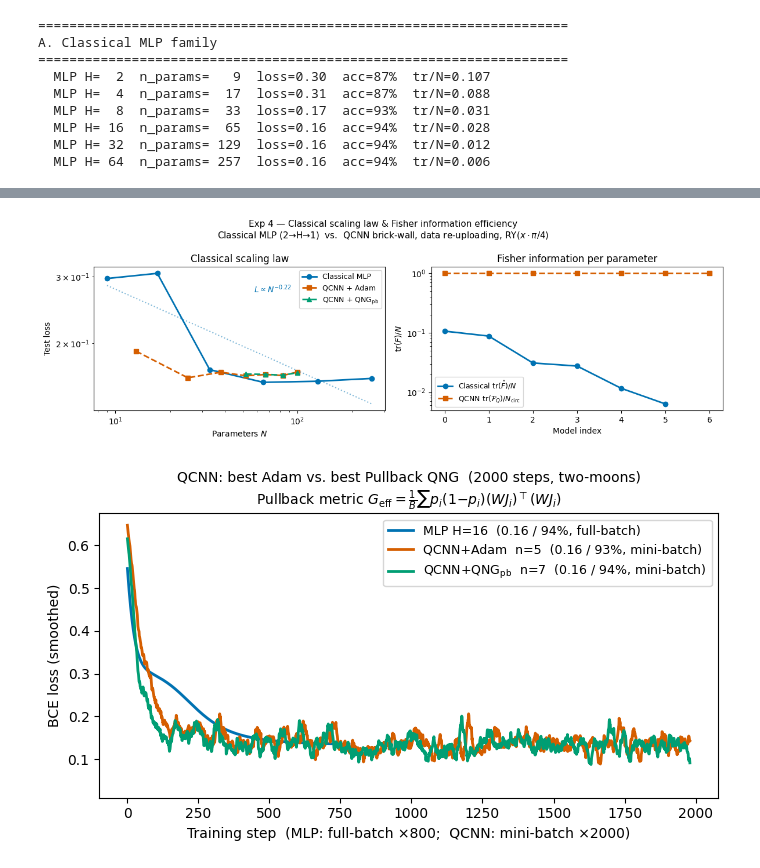
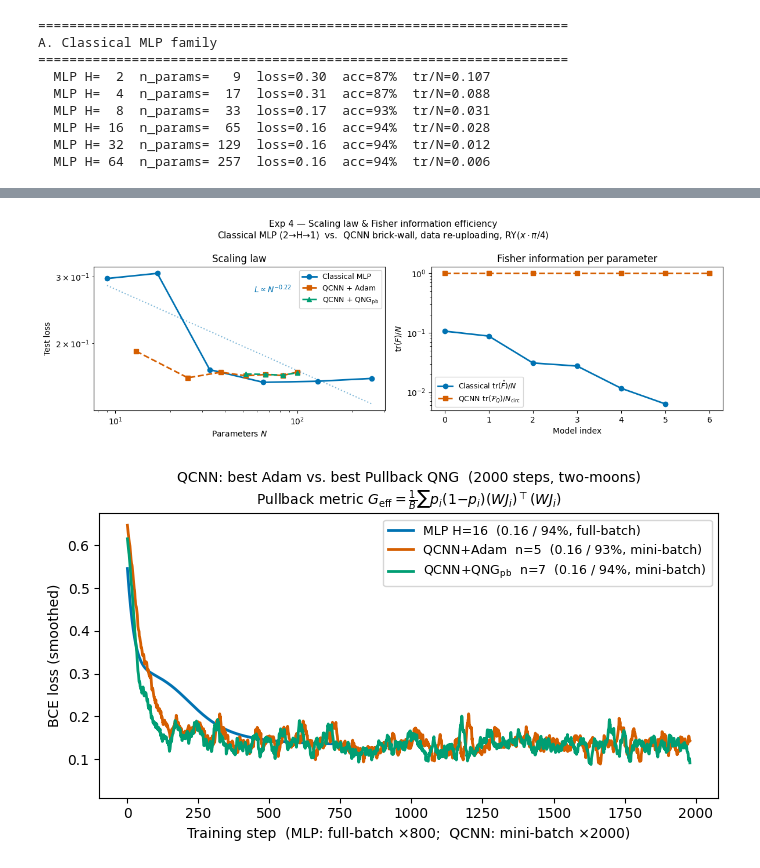
Before and after one commit to rdisipio/qLM-fisher, a Jupyter notebook: exp4_notebook.ipynb, the cells around one changed output, grey strips where cells are left out. Cells and saved outputs as stored; diff of their text form; code cells hidden in the pictures.

```diff
--- a/exp4_notebook.ipynb
+++ b/exp4_notebook.ipynb
@@ -145,36 +145,36 @@ q_tpn = [r["tr_f"] / r["n_circ"] for r in adam_res]
 p_np  = [r["n_tot"] for r in pb_res]
 p_l   = [r["test_loss"] for r in pb_res]
 
 fig, axes = plt.subplots(1, 2, figsize=(12, 4))
 fig.suptitle(
-    "Exp 4 — Classical scaling law & Fisher information efficiency\n"
+    "Exp 4 — Scaling law & Fisher information efficiency\n"
     r"Classical MLP (2→H→1)  vs.  QCNN brick-wall, data re-uploading, $\mathrm{RY}(x\cdot\pi/4)$",
     fontsize=11,
 )
 
 ax = axes[0]
 ax.loglog(c_np, c_l, "o-", color=PAL["c"], lw=2, label="Classical MLP")
 sl, ic, *_ = linregress(np.log(c_np), np.log(c_l))
 xf = np.geomspace(min(c_np), max(c_np), 200)
 ax.loglog(xf, np.exp(ic) * xf**sl, ":", color=PAL["c"], alpha=0.5)
 ax.text(0.55, 0.82, fr"$L \propto N^{{{sl:.2f}}}$", transform=ax.transAxes, color=PAL["c"], fontsize=10)
 ax.loglog(q_np, q_l, "s--", color=PAL["adam"], lw=2, label="QCNN + Adam")
 ax.loglog(p_np, p_l, "^--", color=PAL["pb"],   lw=2, label=r"QCNN + QNG$_\mathrm{pb}$")
 ax.set_xlabel("Parameters $N$"); ax.set_ylabel("Test loss")
-ax.set_title("Classical scaling law"); ax.legend(fontsize=9)
+ax.set_title("Scaling law"); ax.legend(fontsize=9)
 
 ax = axes[1]
 ax.semilogy(range(len(c_res)), c_tpn, "o-", color=PAL["c"], lw=2,
             label=r"Classical $\mathrm{tr}(\hat{F})/N$")
 ax.semilogy(range(len(adam_res)), q_tpn, "s--", color=PAL["adam"], lw=2,
             label=r"QCNN $\mathrm{tr}(\mathcal{F}_Q)/N_\mathrm{circ}$")
 ax.set_xlabel("Model index"); ax.set_ylabel(r"$\mathrm{tr}(F)/N$")
 ax.set_title("Fisher information per parameter"); ax.legend(fontsize=9)
 
 plt.tight_layout()
 fig
 # %% [output]
-[figure, old version]
+[figure, new version]
 # %%
 QNG_RANGE = exp4.QNG_RANGE
 
```
